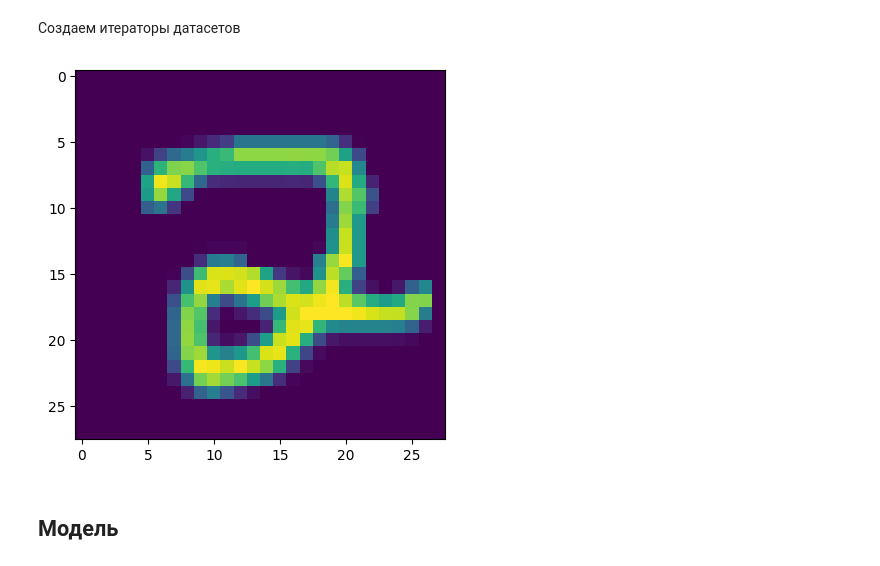
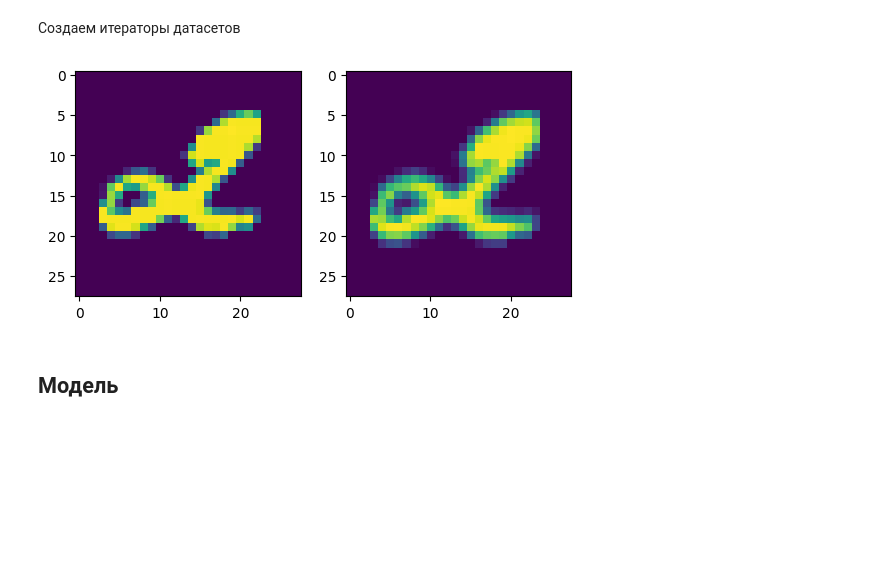
Before and after one commit to kenoma/pytorch-fuzzy, a Jupyter notebook: experiments_anomaly_detection_cvae_mnist_iter.ipynb, the cells around one changed output. Drawn from its saved outputs; the diff is of its cells as text; code cells hidden in the pictures; blank space fills up the shorter version.

```diff
--- a/experiments_anomaly_detection_cvae_mnist_iter.ipynb
+++ b/experiments_anomaly_detection_cvae_mnist_iter.ipynb
@@ -46,12 +44,21 @@ def norm_and_transform(x):
     nimg = torch.clamp(nimg, -1, 1)
     return nimg
 
+def clamp(x):
+    #nimg = 2.0*(x.view(-1, 28, 28) - 0.5)
+    nimg = torch.clamp(x, -1, 1)
+    return nimg
+
 transform = transforms.Compose([
     transforms.ToTensor(),
-    transforms.RandomCrop(size=26),
-    transforms.Resize(size=(28, 28)),
     transforms.Lambda(norm_and_transform)
 ])
+
+augmentation = transforms.Compose([
+    transforms.RandomCrop(size=27),
+    transforms.Resize(size=(28, 28)),
+    transforms.Lambda(clamp)
+])
 # %%
 def get_target_and_mask(target_label):
     t = target_label
@@ -101,11 +108,16 @@ test_loader = torch.utils.data.DataLoader(
 )
 # %%
 for data,_ in iter(train_loader):
+    R, C = 1, 2
+    plt.subplot(R, C, 1)
     plt.imshow(data[0].squeeze())
+    plt.subplot(R, C, 2)
+    plt.imshow(augmentation(data)[0].squeeze())
+
 
     break
 # %% [output]
-[figure, old version]
+[figure, new version]
 # %% [markdown]
 ## Модель
 # %%
```
Also changed, not shown: parts of 35 cells of this notebook, 1 other file.
